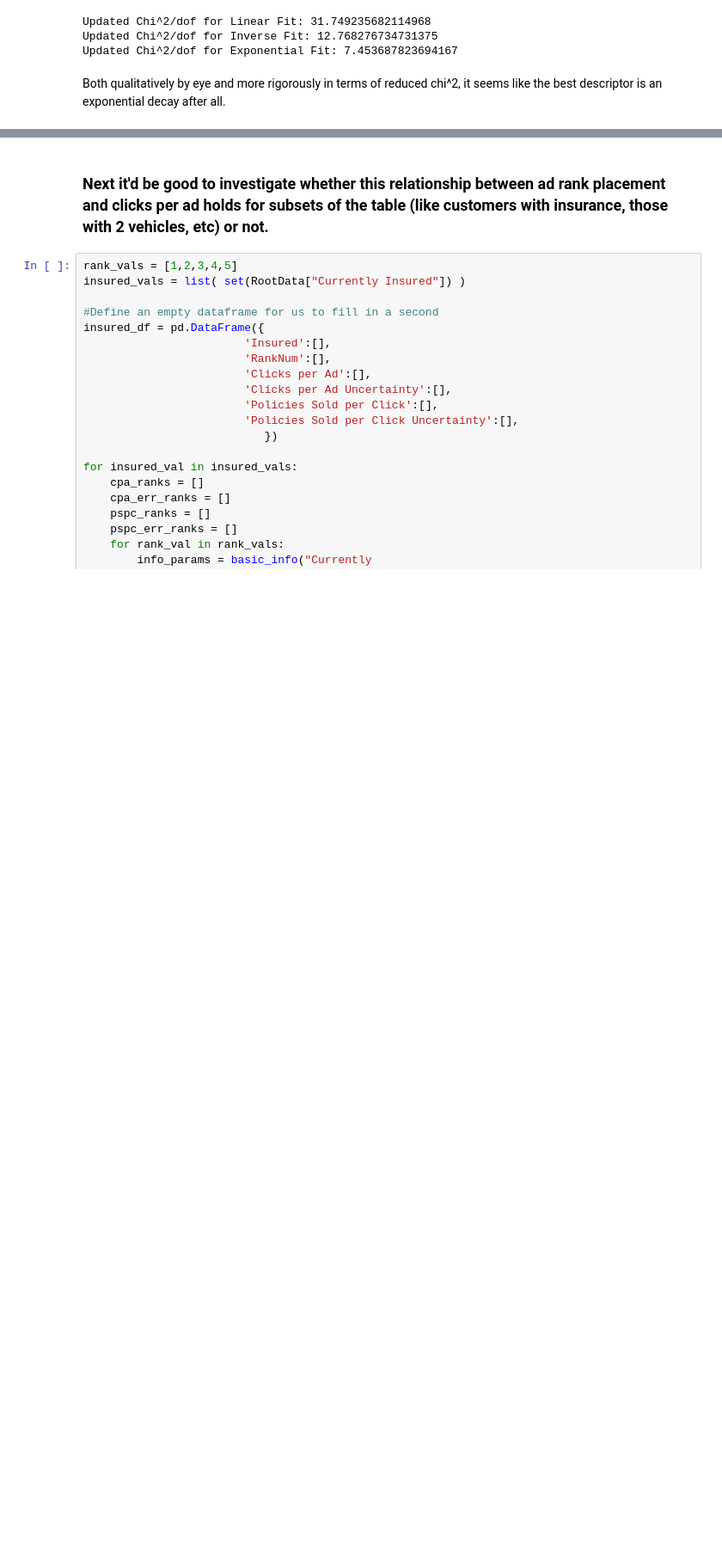
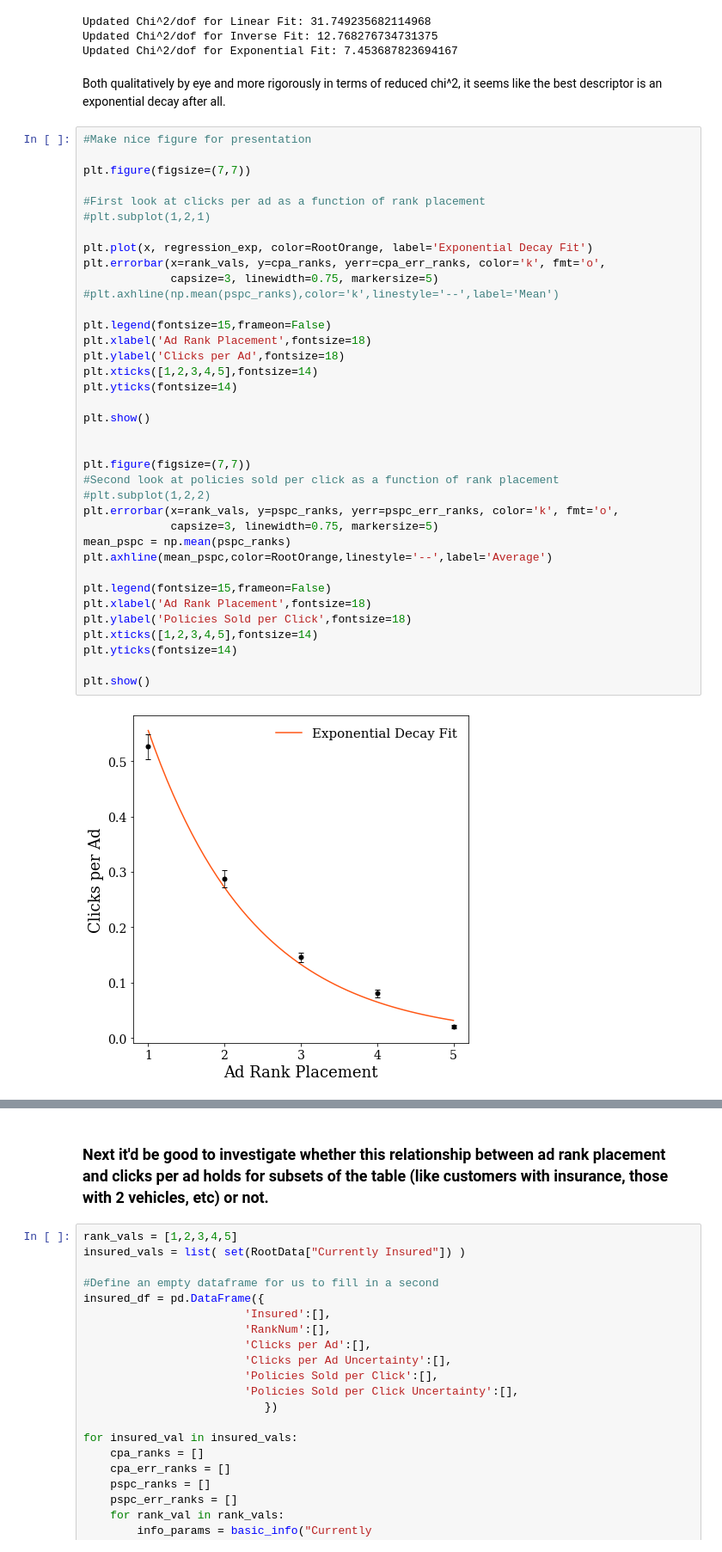
Before and after one commit to rdp135/Root_Insurance, a Jupyter notebook: PatsScratchWork.ipynb, the cells around one changed output, grey strips where cells are left out. Shown: that part at 86% size. Saved outputs shown, nothing was run; the diff lists cells and outputs as text; blank space fills up the shorter version.

```diff
--- a/PatsScratchWork.ipynb
+++ b/PatsScratchWork.ipynb
@@ -368,3 +370,42 @@ Updated Chi^2/dof for Inverse Fit: 12.768276734731375
 Updated Chi^2/dof for Exponential Fit: 7.453687823694167
 # %% [markdown]
 Both qualitatively by eye and more rigorously in terms of reduced chi^2, it seems like the best descriptor is an exponential decay after all.
+# %%
+#Make nice figure for presentation
+
+plt.figure(figsize=(7,7))
+
+#First look at clicks per ad as a function of rank placement
+#plt.subplot(1,2,1)
+
+plt.plot(x, regression_exp, color=RootOrange, label='Exponential Decay Fit')
+plt.errorbar(x=rank_vals, y=cpa_ranks, yerr=cpa_err_ranks, color='k', fmt='o',
+             capsize=3, linewidth=0.75, markersize=5)
+#plt.axhline(np.mean(pspc_ranks),color='k',linestyle='--',label='Mean')
+
+plt.legend(fontsize=15,frameon=False)
+plt.xlabel('Ad Rank Placement',fontsize=18)
+plt.ylabel('Clicks per Ad',fontsize=18)
+plt.xticks([1,2,3,4,5],fontsize=14)
+plt.yticks(fontsize=14)
+
+plt.show()
+
+
+plt.figure(figsize=(7,7))
+#Second look at policies sold per click as a function of rank placement
+#plt.subplot(1,2,2)
+plt.errorbar(x=rank_vals, y=pspc_ranks, yerr=pspc_err_ranks, color='k', fmt='o',
+             capsize=3, linewidth=0.75, markersize=5)
+mean_pspc = np.mean(pspc_ranks)
+plt.axhline(mean_pspc,color=RootOrange,linestyle='--',label='Average')
+
+plt.legend(fontsize=15,frameon=False)
+plt.xlabel('Ad Rank Placement',fontsize=18)
+plt.ylabel('Policies Sold per Click',fontsize=18)
+plt.xticks([1,2,3,4,5],fontsize=14)
+plt.yticks(fontsize=14)
+
+plt.show()
+# %% [output]
+[figure, added]
```
Also changed, not shown: parts of 17 cells of this notebook.
